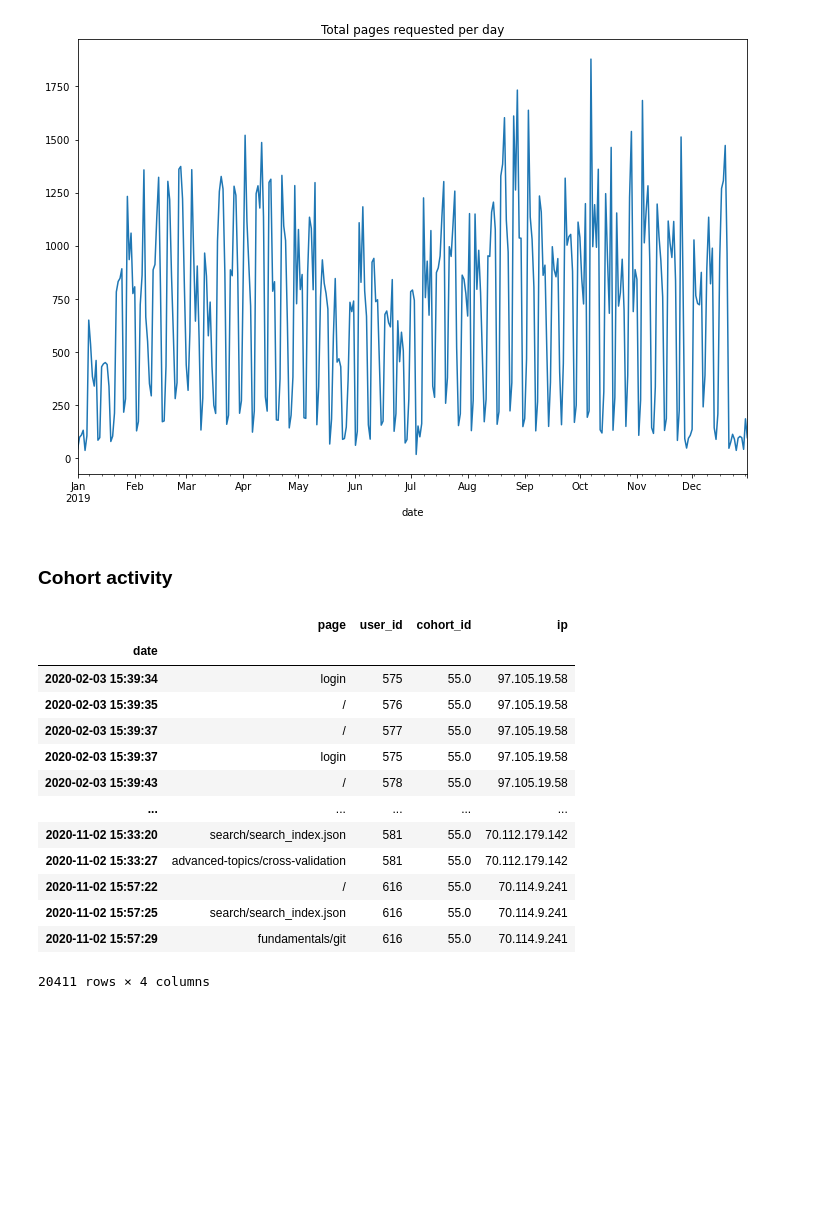
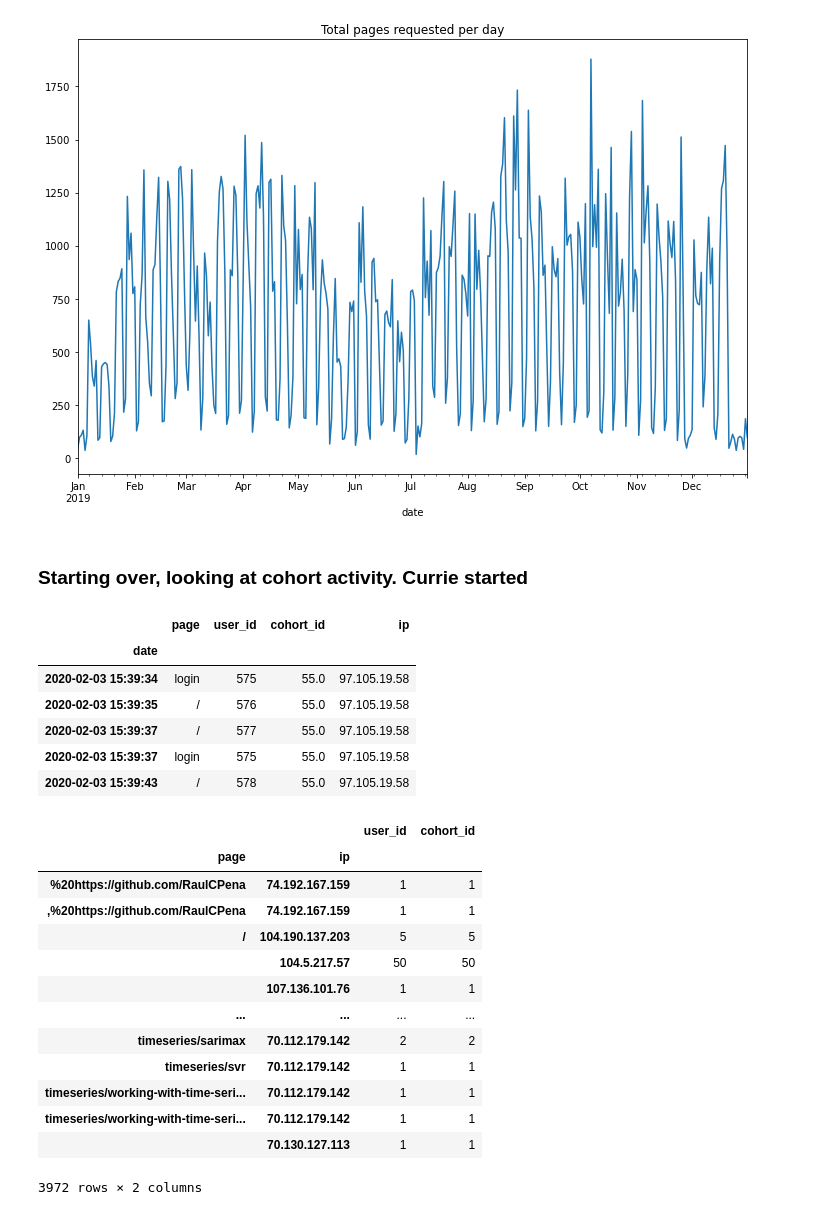
Before and after one commit to george887/anomaly-detection-exercises, a Jupyter notebook: time_series_anomaly_detection.ipynb, the cells around one changed output. Saved outputs shown, nothing was run; the diff lists cells and outputs as text; code cells hidden in the pictures; blank space fills up the shorter version.

```diff
--- a/time_series_anomaly_detection.ipynb
+++ b/time_series_anomaly_detection.ipynb
@@ -274,24 +274,34 @@ plt.title("Total pages requested per day")
 # %% [output]
 Text(0.5, 1.0, 'Total pages requested per day')
 [figure]
-# %% [markdown]
-### Cohort activity
+# %% [markdown]
+### Starting over, looking at cohort activity. Currie started
 # %%
 curie = df[df.cohort_id == 55]
 # %%
-curie
+curie.head()
 # %% [output]
 |  | page | user_id | cohort_id | ip |
 | date |  |  |  |  |
 | 2020-02-03 15:39:34 | login | 575 | 55.0 | 97.105.19.58 |
 | 2020-02-03 15:39:35 | / | 576 | 55.0 | 97.105.19.58 |
 | 2020-02-03 15:39:37 | / | 577 | 55.0 | 97.105.19.58 |
 | 2020-02-03 15:39:37 | login | 575 | 55.0 | 97.105.19.58 |
 | 2020-02-03 15:39:43 | / | 578 | 55.0 | 97.105.19.58 |
-| ... | ... | ... | ... | ... |
-| 2020-11-02 15:33:20 | search/search_index.json | 581 | 55.0 | 70.112.179.142 |
-| 2020-11-02 15:33:27 | advanced-topics/cross-validation | 581 | 55.0 | 70.112.179.142 |
-| 2020-11-02 15:57:22 | / | 616 | 55.0 | 70.114.9.241 |
-| 2020-11-02 15:57:25 | search/search_index.json | 616 | 55.0 | 70.114.9.241 |
-| 2020-11-02 15:57:29 | fundamentals/git | 616 | 55.0 | 70.114.9.241 |
-20411 rows × 4 columns
+# %%
+curie.groupby(['page','ip']).count()
+# %% [output]
+|  |  | user_id | cohort_id |
+| page | ip |  |  |
+| %20https://github.com/RaulCPena | 74.192.167.159 | 1 | 1 |
+| ,%20https://github.com/RaulCPena | 74.192.167.159 | 1 | 1 |
+| / | 104.190.137.203 | 5 | 5 |
+|  | 104.5.217.57 | 50 | 50 |
+|  | 107.136.101.76 | 1 | 1 |
+| ... | ... | ... | ... |
+| timeseries/sarimax | 70.112.179.142 | 2 | 2 |
+| timeseries/svr | 70.112.179.142 | 1 | 1 |
+| timeseries/working-with-time-seri... | 70.112.179.142 | 1 | 1 |
+| timeseries/working-with-time-seri... | 70.112.179.142 | 1 | 1 |
+|  | 70.130.127.113 | 1 | 1 |
+3972 rows × 2 columns
```
Also changed, not shown: parts of 11 cells of this notebook, 2 other files.
